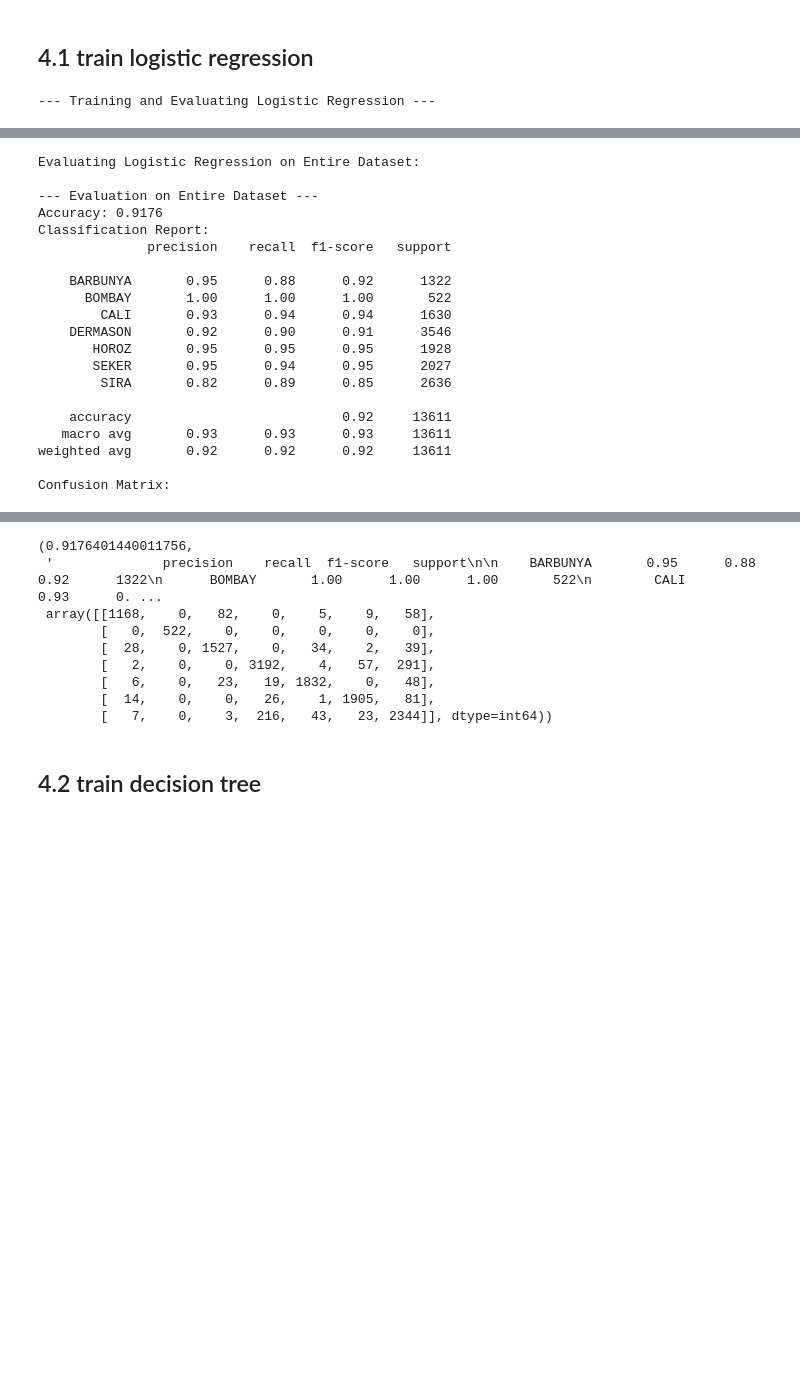
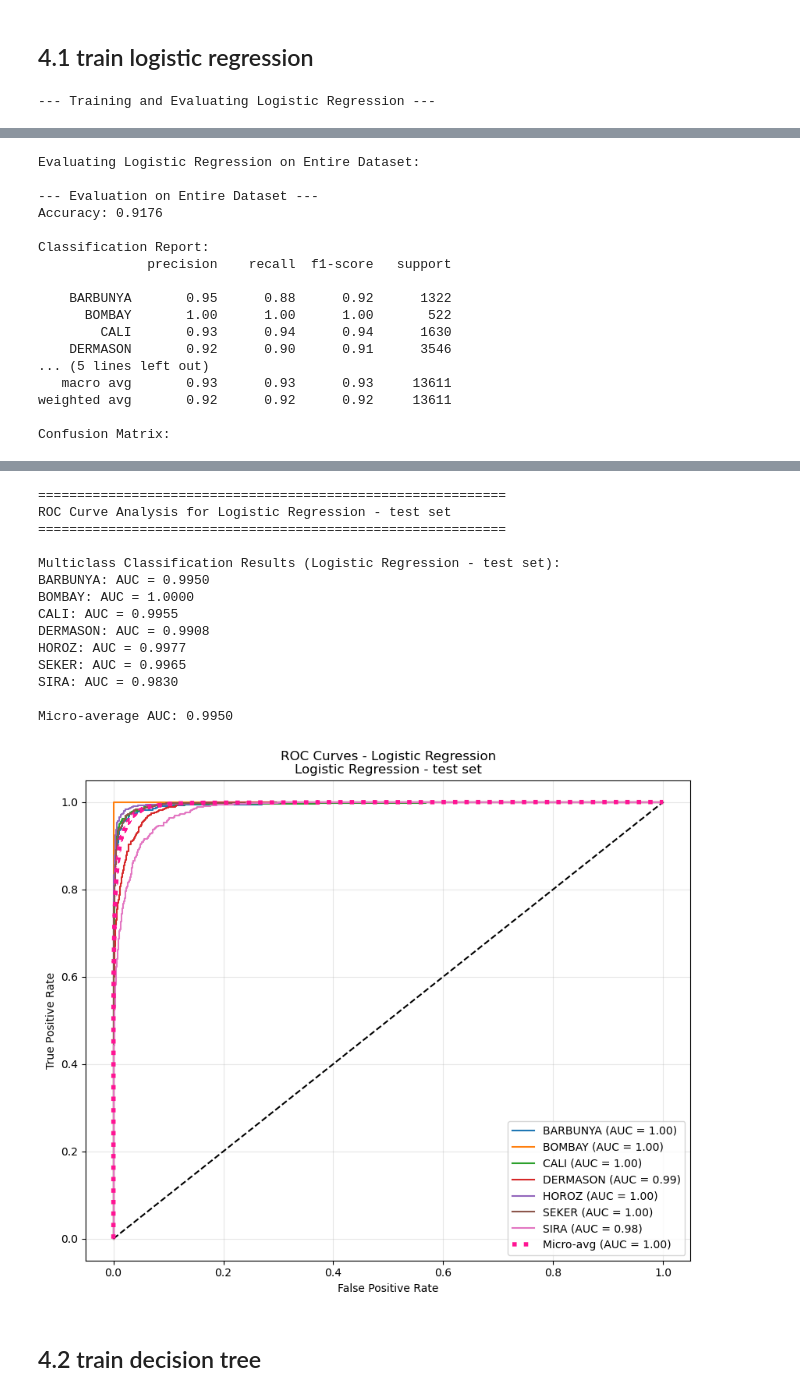
Before and after one commit to mathway18/Machine-learning-project, a Jupyter notebook: project.ipynb, the cells around one changed output, grey strips where cells are left out. Saved outputs shown, nothing was run; the diff lists cells and outputs as text; code cells hidden in the pictures; blank space fills up the shorter version.

Commit message:
feat: add AUC calculatation and RUC graph, add Hyperparameter Tuning by RandomizedSearchCV

```diff
--- a/project.ipynb
+++ b/project.ipynb
@@ -6,21 +6,13 @@ from sklearn.preprocessing import LabelEncoder, StandardScaler
 
 # Load data from Excel file and sheet
 # 从Excel文件和表中加载数据
-file_path = r"D:\Desktop\dry+bean+dataset\DryBeanDataset\Dry_Bean_Dataset.xlsx"
+# Load data from Excel file and sheet
+# 从Excel文件和表中加载数据
+file_path = R"DryBeanDataset\Dry_Bean_Dataset.xlsx"
 sheet_name = 'Dry_Beans_Dataset'  # Sheet containing the data we need
 
-
-try:
-    df = pd.read_excel(file_path, sheet_name=sheet_name)
-    print(f"Successfully loaded data from: {file_path}, sheet: {sheet_name}")
-except FileNotFoundError:
-    print(f"Error: The file was not found at {file_path}")
-    print("Please ensure the file path and sheet name are correct.")
-    exit()
-except Exception as e:
-    print(f"An error occurred while trying to read the Excel file: {e}")
-    print("Please ensure the file is a valid Excel file and the sheet name exists.")
-    exit()
+df = pd.read_excel(file_path, sheet_name=sheet_name)
+print("data loaded!")
 
 print("\n--- Initial Data Overview ---")
 print("First 5 rows of the dataset:")
@@ -358,17 +418,21 @@ log_reg_model = LogisticRegression(solver='saga', multi_class='ovr', random_stat
 log_reg_model.fit(X_train, y_train)
 print("Logistic Regression model trained.")
 
+y_train_pred, y_test_pred, y_all_pred = get_predict(log_reg_model, X_train, X_test, X)
 # Evaluate on Training set
 print("\nEvaluating Logistic Regression on Training Set:")
-evaluate_model(log_reg_model, X_train, y_train, "Training Set", class_names=class_names_original)
+evaluate_model(log_reg_model, y_train_pred, y_train, "Training Set", class_names_original)
 
 # Evaluate on Test set
 print("\nEvaluating Logistic Regression on Test Set:")
-evaluate_model(log_reg_model, X_test, y_test, "Test Set", class_names=class_names_original)
+evaluate_model(log_reg_model, y_test_pred, y_test, "Test Set", class_names_original)
 
 # Evaluate on Entire dataset
 print("\nEvaluating Logistic Regression on Entire Dataset:")
-evaluate_model(log_reg_model, X, y, "Entire Dataset", class_names=class_names_original)
+evaluate_model(log_reg_model, y_all_pred, y, "Entire Dataset", class_names_original)
+
+y_test_scores = log_reg_model.predict_proba(X_test)
+plot_roc_and_calculate_auc(y_test_scores, y_test, class_names_original, title_suffix="Logistic Regression - test set")
 # %% [output]
 --- Training and Evaluating Logistic Regression ---
 Logistic Regression model trained.
@@ -408,38 +469,41 @@ Classification Report:
    macro avg       0.93      0.93      0.93      4084
 weighted avg       0.92      0.92      0.92      4084
 
 Confusion Matrix:
 [figure]
 Evaluating Logistic Regression on Entire Dataset:
 
 --- Evaluation on Entire Dataset ---
 Accuracy: 0.9176
+
 Classification Report:
               precision    recall  f1-score   support
 
     BARBUNYA       0.95      0.88      0.92      1322
       BOMBAY       1.00      1.00      1.00       522
         CALI       0.93      0.94      0.94      1630
     DERMASON       0.92      0.90      0.91      3546
-       HOROZ       0.95      0.95      0.95      1928
-       SEKER       0.95      0.94      0.95      2027
-        SIRA       0.82      0.89      0.85      2636
-
-    accuracy                           0.92     13611
+... (5 lines left out)
    macro avg       0.93      0.93      0.93     13611
 weighted avg       0.92      0.92      0.92     13611
 
 Confusion Matrix:
 [figure]
-(0.9176401440011756,
- '              precision    recall  f1-score   support\n\n    BARBUNYA       0.95      0.88      0.92      1322\n      BOMBAY       1.00      1.00      1.00       522\n        CALI       0.93      0. ...
- array([[1168,    0,   82,    0,    5,    9,   58],
-        [   0,  522,    0,    0,    0,    0,    0],
-        [  28,    0, 1527,    0,   34,    2,   39],
-        [   2,    0,    0, 3192,    4,   57,  291],
-        [   6,    0,   23,   19, 1832,    0,   48],
-        [  14,    0,    0,   26,    1, 1905,   81],
-        [   7,    0,    3,  216,   43,   23, 2344]], dtype=int64))
+============================================================
+ROC Curve Analysis for Logistic Regression - test set
+============================================================
+
+Multiclass Classification Results (Logistic Regression - test set):
+BARBUNYA: AUC = 0.9950
+BOMBAY: AUC = 1.0000
+CALI: AUC = 0.9955
+DERMASON: AUC = 0.9908
+HOROZ: AUC = 0.9977
+SEKER: AUC = 0.9965
+SIRA: AUC = 0.9830
+
+Micro-average AUC: 0.9950
+[figure, added]
 # %% [markdown]
 ## 4.2 train decision tree
 # %%
```
Also changed, not shown: parts of 12 cells of this notebook.
